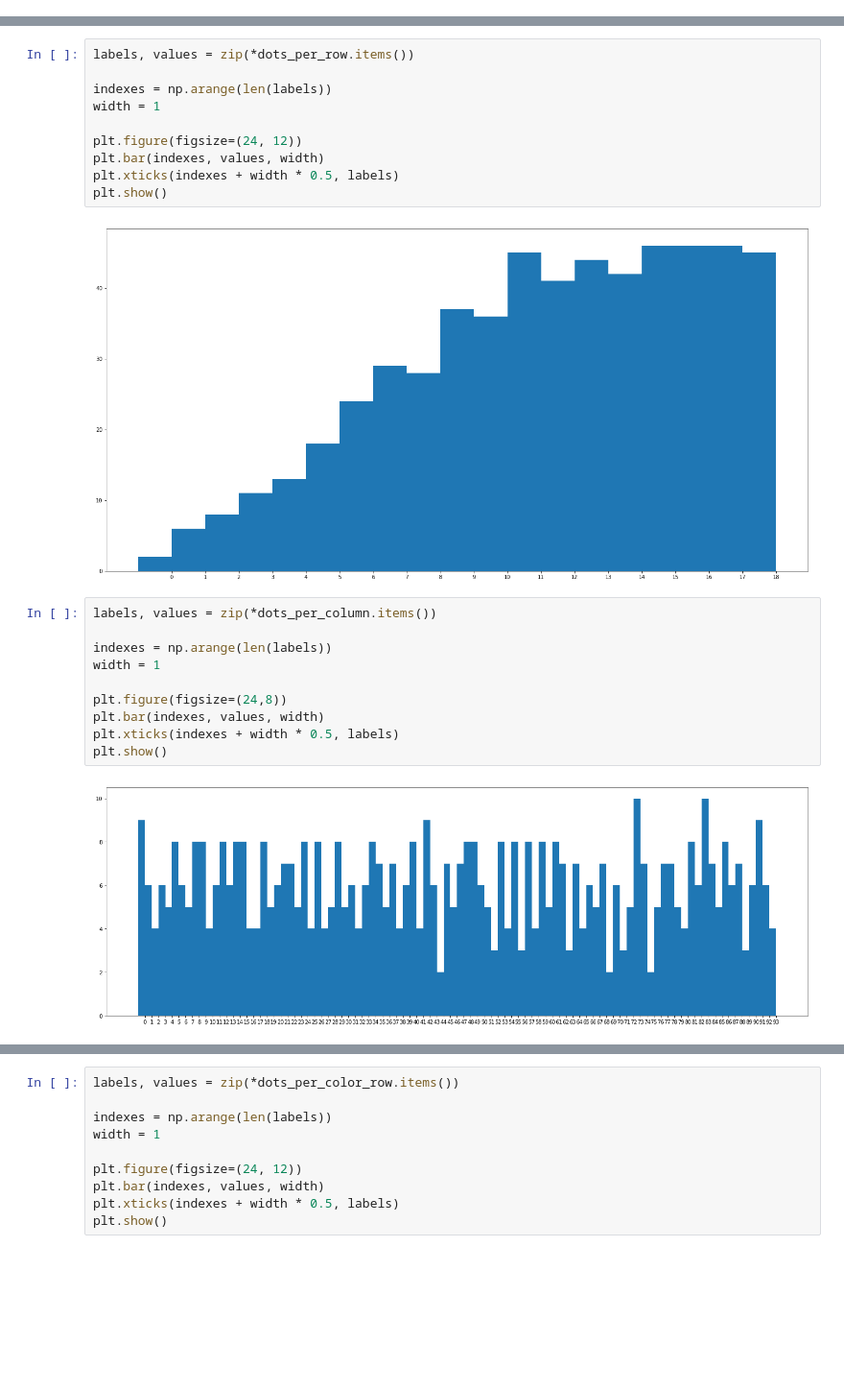
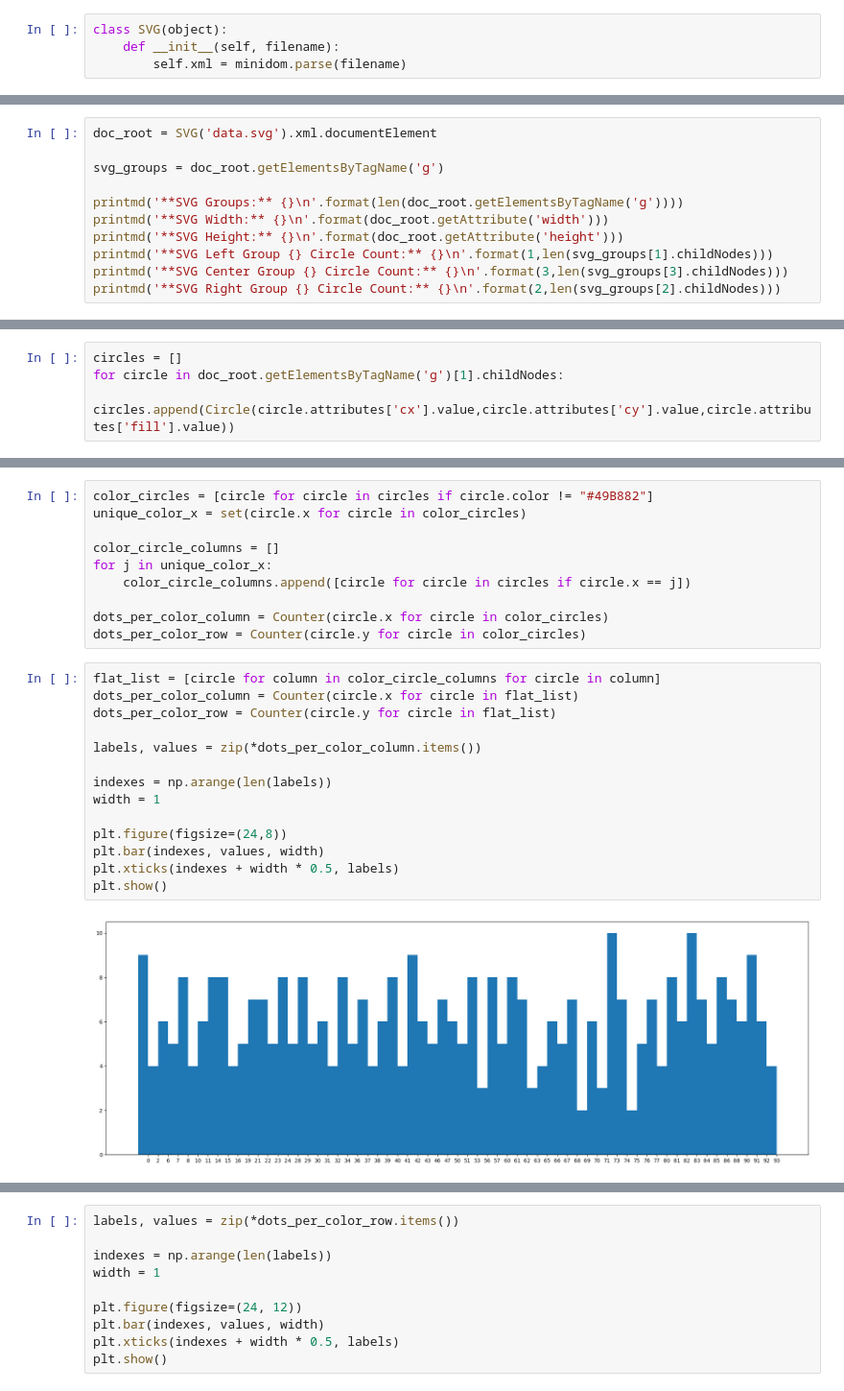
Before and after one commit to matthewsommer/experior, a Jupyter notebook: python/dotcipher/dotcipher.ipynb, the cells around one changed output, grey strips where cells are left out. Shown: that part at 96% size. Saved outputs shown, nothing was run; the diff lists cells and outputs as text; blank space fills up the shorter version.

```diff
--- a/python/dotcipher/dotcipher.ipynb
+++ b/python/dotcipher/dotcipher.ipynb
@@ -12,0 +30,4 @@ Image(url= "original.svg")
+# %%
+class SVG(object):
+    def __init__(self, filename):
+        self.xml = minidom.parse(filename)
@@ -12,0 +82,11 @@ Image(url= "original.svg")
+# %%
+doc_root = SVG('data.svg').xml.documentElement
+
+svg_groups = doc_root.getElementsByTagName('g')
+
+printmd('**SVG Groups:** {}\n'.format(len(doc_root.getElementsByTagName('g'))))
+printmd('**SVG Width:** {}\n'.format(doc_root.getAttribute('width')))
+printmd('**SVG Height:** {}\n'.format(doc_root.getAttribute('height')))
+printmd('**SVG Left Group {} Circle Count:** {}\n'.format(1,len(svg_groups[1].childNodes)))
+printmd('**SVG Center Group {} Circle Count:** {}\n'.format(3,len(svg_groups[3].childNodes)))
+printmd('**SVG Right Group {} Circle Count:** {}\n'.format(2,len(svg_groups[2].childNodes)))
@@ -69,0 +114,4 @@ Color Counts:
+# %%
+circles = []
+for circle in doc_root.getElementsByTagName('g')[1].childNodes:
+    circles.append(Circle(circle.attributes['cx'].value,circle.attributes['cy'].value,circle.attributes['fill'].value))
@@ -73,24 +189,26 @@ dots_per_row = Counter(circle['y'] for circle in data)
+# %%
+color_circles = [circle for circle in circles if circle.color != "#49B882"]
+unique_color_x = set(circle.x for circle in color_circles)
+
+color_circle_columns = []
+for j in unique_color_x:
+    color_circle_columns.append([circle for circle in circles if circle.x == j])
+
+dots_per_color_column = Counter(circle.x for circle in color_circles)
+dots_per_color_row = Counter(circle.y for circle in color_circles)
 # %%
-labels, values = zip(*dots_per_row.items())
+flat_list = [circle for column in color_circle_columns for circle in column]
+dots_per_color_column = Counter(circle.x for circle in flat_list)
+dots_per_color_row = Counter(circle.y for circle in flat_list)
+
+labels, values = zip(*dots_per_color_column.items())
 
 indexes = np.arange(len(labels))
 width = 1
 
-plt.figure(figsize=(24, 12))
+plt.figure(figsize=(24,8))
 plt.bar(indexes, values, width)
 plt.xticks(indexes + width * 0.5, labels)
 plt.show()
 # %% [output]
-[figure, old version]
+[figure, new version]
-# %%
-labels, values = zip(*dots_per_column.items())
-
-indexes = np.arange(len(labels))
-width = 1
-
-plt.figure(figsize=(24,8))
-plt.bar(indexes, values, width)
-plt.xticks(indexes + width * 0.5, labels)
-plt.show()
-# %% [output]
-[figure, removed]
```
Also changed, not shown: parts of 27 cells of this notebook, 5 other files.
